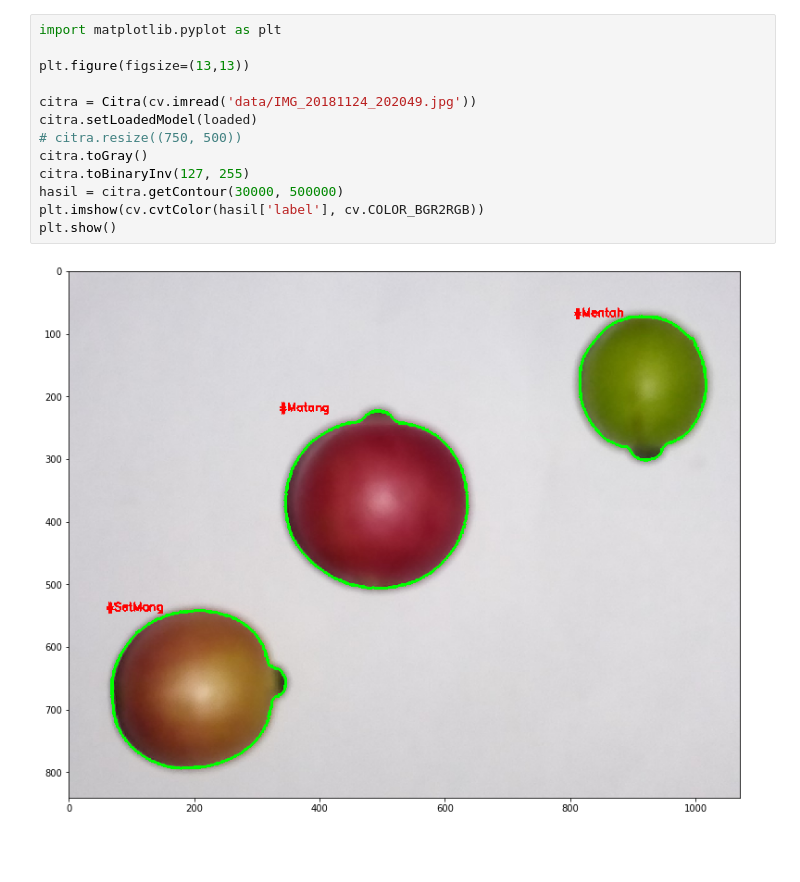
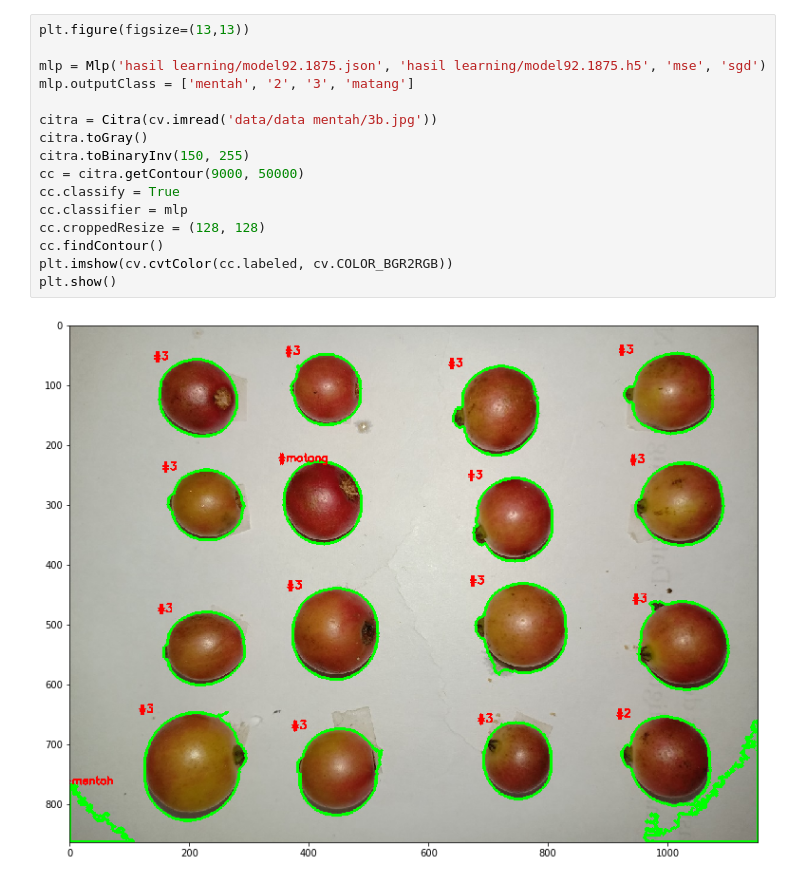
Before and after one commit to BagasMuharom/Deteksi-Kematangan-Kersen, a Jupyter notebook: Deteksi.ipynb, the cells around one changed output. Cells and saved outputs as stored; diff of their text form; blank space fills up the shorter version.

```diff
--- a/Deteksi.ipynb
+++ b/Deteksi.ipynb
@@ -35,15 +38,18 @@ cv.destroyAllWindows()
-# %%
-import matplotlib.pyplot as plt
-
-plt.figure(figsize=(13,13))
-
-citra = Citra(cv.imread('data/IMG_20181124_202049.jpg'))
-citra.setLoadedModel(loaded)
-# citra.resize((750, 500))
-citra.toGray()
-citra.toBinaryInv(127, 255)
-hasil = citra.getContour(30000, 500000)
-plt.imshow(cv.cvtColor(hasil['label'], cv.COLOR_BGR2RGB))
-plt.show()
-# %% [output]
-[figure, removed]
+# %%
+plt.figure(figsize=(13,13))
+
+mlp = Mlp('hasil learning/model92.1875.json', 'hasil learning/model92.1875.h5', 'mse', 'sgd')
+mlp.outputClass = ['mentah', '2', '3', 'matang']
+
+citra = Citra(cv.imread('data/data mentah/3b.jpg'))
+citra.toGray()
+citra.toBinaryInv(150, 255)
+cc = citra.getContour(9000, 50000)
+cc.classify = True
+cc.classifier = mlp
+cc.croppedResize = (128, 128)
+cc.findContour()
+plt.imshow(cv.cvtColor(cc.labeled, cv.COLOR_BGR2RGB))
+plt.show()
+# %% [output]
+[figure, added]
```
Also changed, not shown: parts of 3 cells of this notebook, 8 other files.
